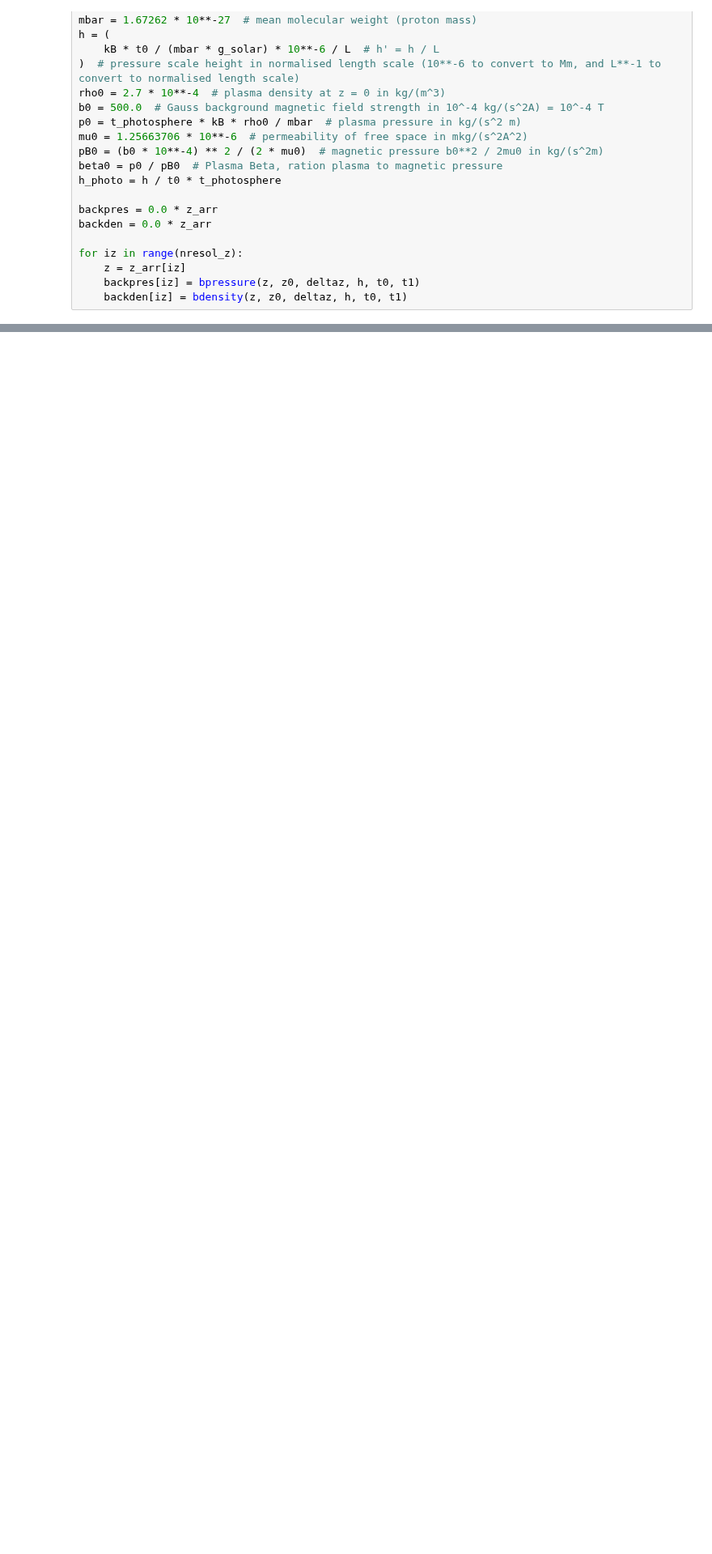
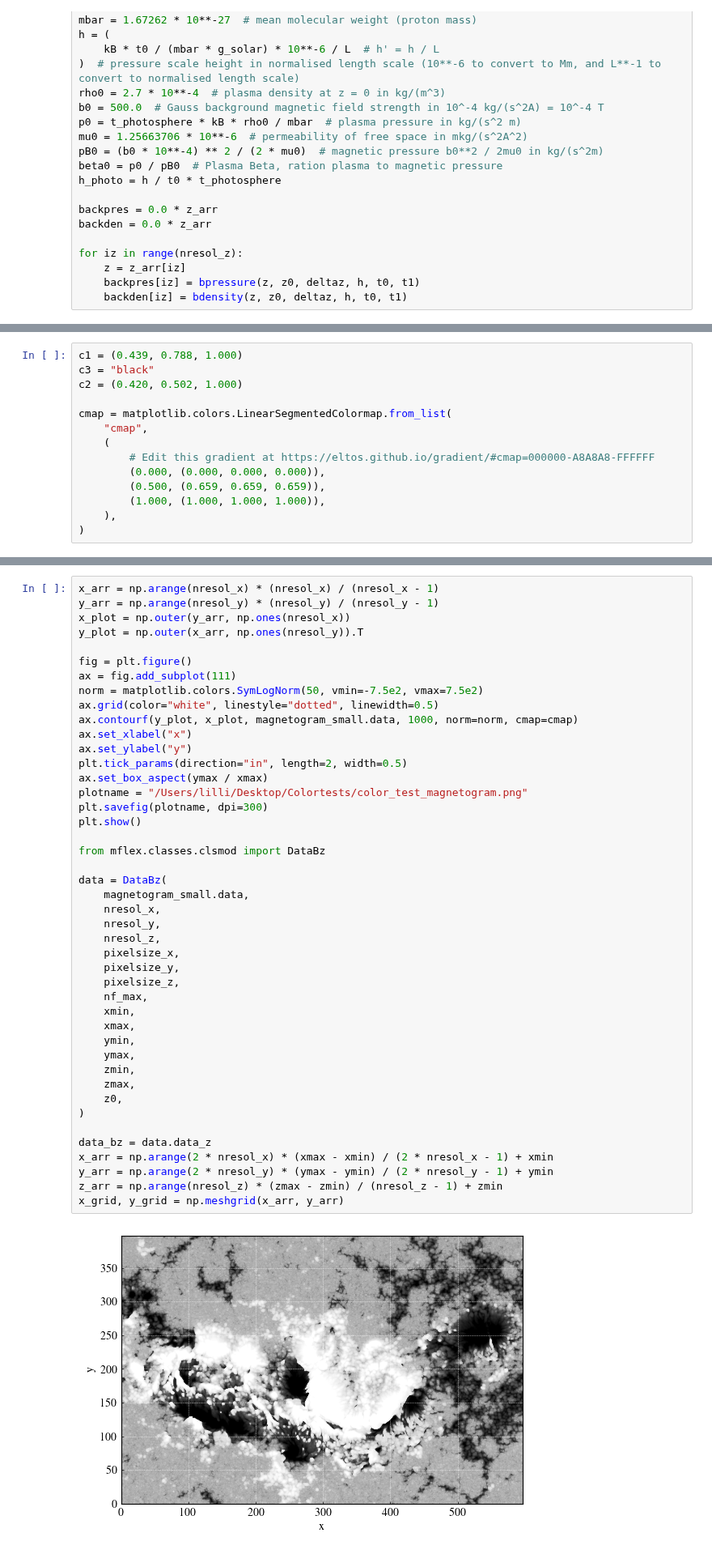
Before and after one commit to LMNadol/mflex, a Jupyter notebook: notebooks/paper.ipynb, the cells around one changed output, grey strips where cells are left out. Shown at 81% size. Drawn from its saved outputs; the diff is of its cells as text; blank space fills up the shorter version.

```diff
--- a/notebooks/paper.ipynb
+++ b/notebooks/paper.ipynb
@@ -2562,0 +2591,14 @@ plot_fieldlines_soar_paper_zoom(
+# %%
+c1 = (0.439, 0.788, 1.000)
+c3 = "black"
+c2 = (0.420, 0.502, 1.000)
+
+cmap = matplotlib.colors.LinearSegmentedColormap.from_list(
+    "cmap",
+    (
+        # Edit this gradient at https://eltos.github.io/gradient/#cmap=000000-A8A8A8-FFFFFF
+        (0.000, (0.000, 0.000, 0.000)),
+        (0.500, (0.659, 0.659, 0.659)),
+        (1.000, (1.000, 1.000, 1.000)),
+    ),
+)
@@ -2562,0 +2792,46 @@ plot_fieldlines_soar_paper_zoom(
+# %%
+x_arr = np.arange(nresol_x) * (nresol_x) / (nresol_x - 1)
+y_arr = np.arange(nresol_y) * (nresol_y) / (nresol_y - 1)
+x_plot = np.outer(y_arr, np.ones(nresol_x))
+y_plot = np.outer(x_arr, np.ones(nresol_y)).T
+
+fig = plt.figure()
+ax = fig.add_subplot(111)
+norm = matplotlib.colors.SymLogNorm(50, vmin=-7.5e2, vmax=7.5e2)
+ax.grid(color="white", linestyle="dotted", linewidth=0.5)
+ax.contourf(y_plot, x_plot, magnetogram_small.data, 1000, norm=norm, cmap=cmap)
+ax.set_xlabel("x")
+ax.set_ylabel("y")
+plt.tick_params(direction="in", length=2, width=0.5)
+ax.set_box_aspect(ymax / xmax)
+plotname = "/Users/lilli/Desktop/Colortests/color_test_magnetogram.png"
+plt.savefig(plotname, dpi=300)
+plt.show()
+
+from mflex.classes.clsmod import DataBz
+
+data = DataBz(
+    magnetogram_small.data,
+    nresol_x,
+    nresol_y,
+    nresol_z,
+    pixelsize_x,
+    pixelsize_y,
+    pixelsize_z,
+    nf_max,
+    xmin,
+    xmax,
+    ymin,
+    ymax,
+    zmin,
+    zmax,
+    z0,
+)
+
+data_bz = data.data_z
+x_arr = np.arange(2 * nresol_x) * (xmax - xmin) / (2 * nresol_x - 1) + xmin
+y_arr = np.arange(2 * nresol_y) * (ymax - ymin) / (2 * nresol_y - 1) + ymin
+z_arr = np.arange(nresol_z) * (zmax - zmin) / (nresol_z - 1) + zmin
+x_grid, y_grid = np.meshgrid(x_arr, y_arr)
+# %% [output]
+[figure, added]
```
Also changed, not shown: parts of 64 cells of this notebook, 5 other files.
